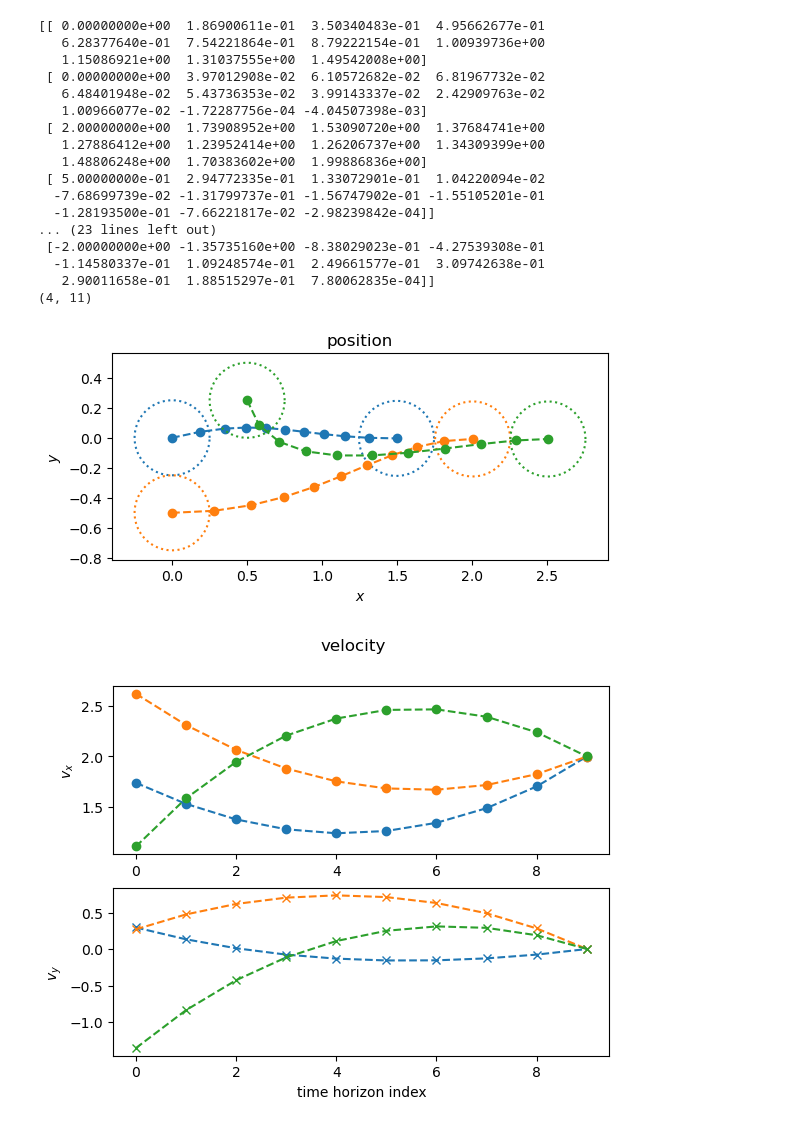
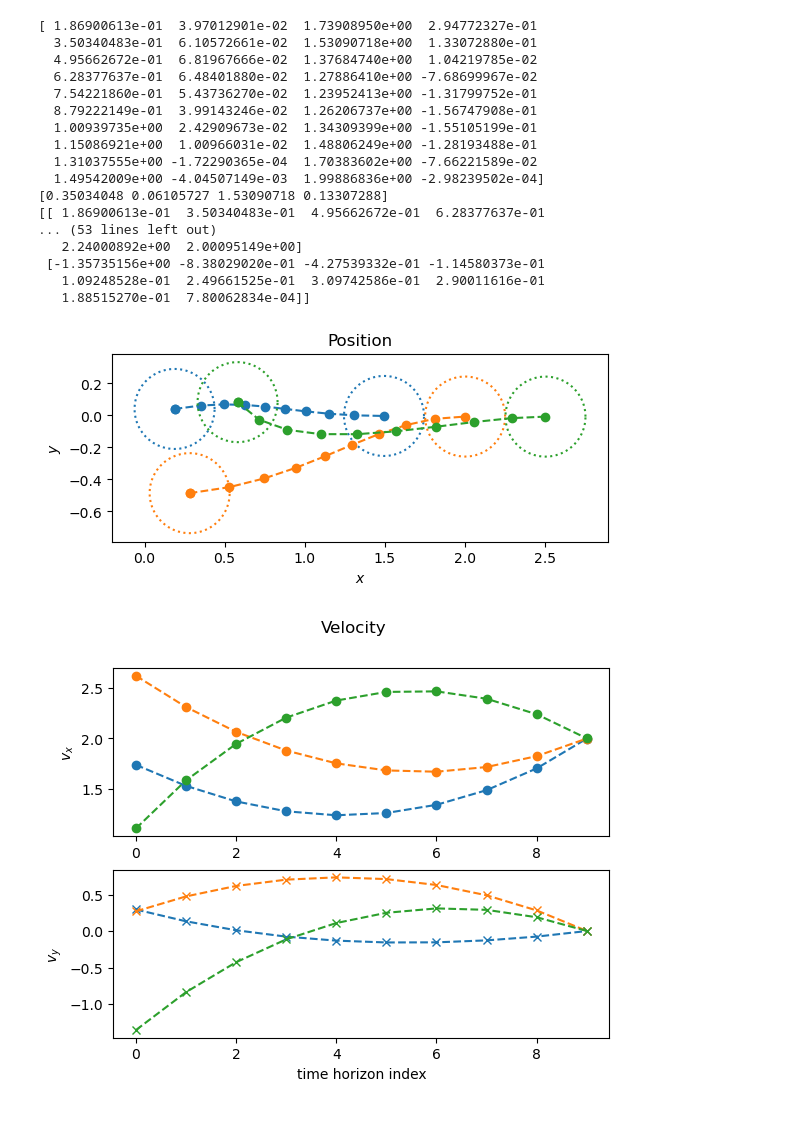
Before and after one commit to jtfa22/mae-271d-project-algames, a Jupyter notebook: sim.ipynb, the cells around one changed output. Saved outputs shown, nothing was run; the diff lists cells and outputs as text; code cells hidden in the pictures.

```diff
--- a/sim.ipynb
+++ b/sim.ipynb
@@ -93,0 +89,21 @@ AttributeError: 'list' object has no attribute 'shape'
+# %%
+print(X.shape)
+print(U.shape)
+x_players = np.split(X, M)
+#print(x_players)
+n = 4
+M = 3
+
+list_x0 = []
+for i, x in enumerate(x_players):
+    print(i)
+    print(x)
+    x1 = x[0:n]
+    print(x1)
+    list_x0.append(x1)
+
+print(list_x0)
+r1 = np.reshape(np.array(list_x0), (M*n))
+print(r1)
+r2 = np.reshape(r1, (M, n))
+print(r2)
@@ -94,45 +128,47 @@ AttributeError: 'list' object has no attribute 'shape'
 # %%
 x_players = np.split(X, M)
 
 # safety radius
 th = np.linspace(0, 2 * np.pi, 180)
 c_cos = np.cos(th) * r
 c_sin = np.sin(th) * r
 
 # plot
 plt.figure()
 for i, x in enumerate(x_players):
+    x1 = x[n:2*n]
     x = np.reshape(x, (n, N), order="F")
     x0 = np.reshape(list_x0[i], (n, 1))
     x = np.hstack((x0, x))
+
     plt.plot(x[0, :], x[1, :], "o--")
 
     # plot cola radius
     plt.plot(x[0, 0] + c_cos, x[1, 0] + c_sin, ":", c=f"C{i}")
     plt.plot(x[0, -1] + c_cos, x[1, -1] + c_sin, ":", c=f"C{i}")
 plt.gca().set_aspect("equal")
 plt.xlabel('$x$')
 plt.ylabel('$y$')
-plt.title("position");
+plt.title("Position");
 # %% [output]
-[[ 0.00000000e+00  1.86900611e-01  3.50340483e-01  4.95662677e-01
-   6.28377640e-01  7.54221864e-01  8.79222154e-01  1.00939736e+00
-   1.15086921e+00  1.31037555e+00  1.49542008e+00]
- [ 0.00000000e+00  3.97012908e-02  6.10572682e-02  6.81967732e-02
-   6.48401948e-02  5.43736353e-02  3.99143337e-02  2.42909763e-02
-   1.00966077e-02 -1.72287756e-04 -4.04507398e-03]
- [ 2.00000000e+00  1.73908952e+00  1.53090720e+00  1.37684741e+00
-   1.27886412e+00  1.23952414e+00  1.26206737e+00  1.34309399e+00
-   1.48806248e+00  1.70383602e+00  1.99886836e+00]
- [ 5.00000000e-01  2.94772335e-01  1.33072901e-01  1.04220094e-02
-  -7.68699739e-02 -1.31799737e-01 -1.56747902e-01 -1.55105201e-01
-  -1.28193500e-01 -7.66221817e-02 -2.98239842e-04]]
-... (23 lines left out)
- [-2.00000000e+00 -1.35735160e+00 -8.38029023e-01 -4.27539308e-01
-  -1.14580337e-01  1.09248574e-01  2.49661577e-01  3.09742638e-01
-   2.90011658e-01  1.88515297e-01  7.80062835e-04]]
-(4, 11)
+[ 1.86900613e-01  3.97012901e-02  1.73908950e+00  2.94772327e-01
+  3.50340483e-01  6.10572661e-02  1.53090718e+00  1.33072880e-01
+  4.95662672e-01  6.81967666e-02  1.37684740e+00  1.04219785e-02
+  6.28377637e-01  6.48401880e-02  1.27886410e+00 -7.68699967e-02
+  7.54221860e-01  5.43736270e-02  1.23952413e+00 -1.31799752e-01
+  8.79222149e-01  3.99143246e-02  1.26206737e+00 -1.56747908e-01
+  1.00939735e+00  2.42909673e-02  1.34309399e+00 -1.55105199e-01
+  1.15086921e+00  1.00966031e-02  1.48806249e+00 -1.28193488e-01
+  1.31037555e+00 -1.72290365e-04  1.70383602e+00 -7.66221589e-02
+  1.49542009e+00 -4.04507149e-03  1.99886836e+00 -2.98239502e-04]
+[0.35034048 0.06105727 1.53090718 0.13307288]
+[[ 1.86900613e-01  3.50340483e-01  4.95662672e-01  6.28377637e-01
+... (53 lines left out)
+   2.24000892e+00  2.00095149e+00]
+ [-1.35735156e+00 -8.38029020e-01 -4.27539332e-01 -1.14580373e-01
+   1.09248528e-01  2.49661525e-01  3.09742586e-01  2.90011616e-01
+   1.88515270e-01  7.80062834e-04]]
-[figure, old version]
+[figure, new version]
 # %%
 # velocity
 plt.figure()
```
Also changed, not shown: parts of 8 cells of this notebook, 2 other files.
